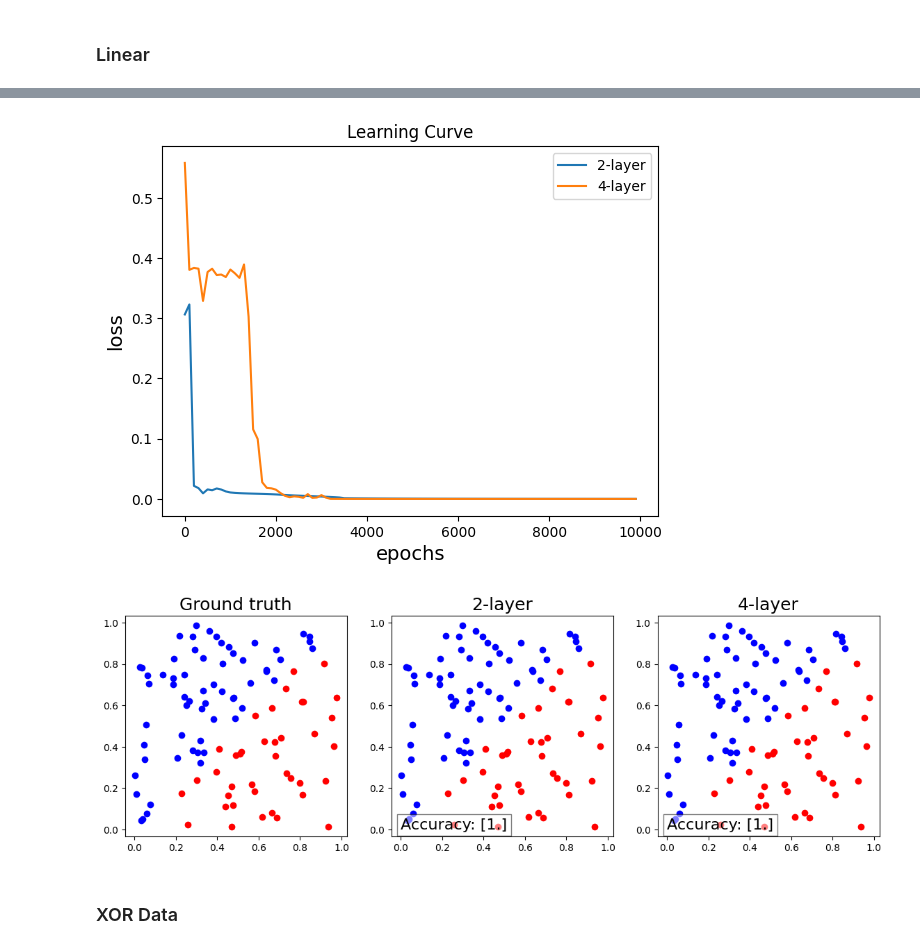
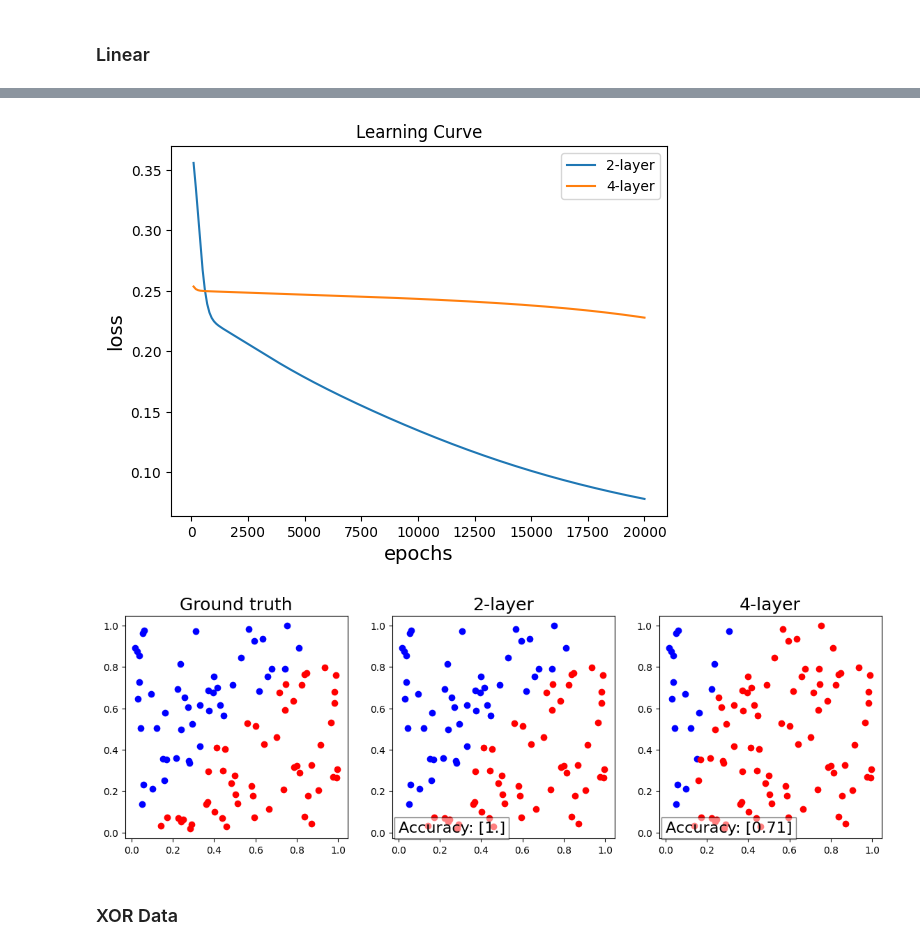
Before and after one commit to kent01287/2024_NYCU_DLP, a Jupyter notebook: Lab1/main.ipynb, the cells around one changed output, grey strips where cells are left out. Saved outputs shown, nothing was run; the diff lists cells and outputs as text; code cells hidden in the pictures.

```diff
--- a/Lab1/main.ipynb
+++ b/Lab1/main.ipynb
@@ -174,7 +174,7 @@ def compare(x,y,mode1,model2,label1,label2):
         y_test = model1.forward(x)
         loss = model1.back_propagation(x, y)
 
-        if(epoch % 5000 == 0):
+        if(epoch % 1000 == 0):
             print(f"epoch: {epoch} loss: {loss}")
         #每100更新loss
         if(epoch % 100 == 0):
@@ -217,7 +217,7 @@ def compare(x,y,mode1,model2,label1,label2):
         y_test = model2.forward(x)
         loss = model2.back_propagation(x, y)
 
-        if(epoch % 5000 == 0):
+        if(epoch % 1000 == 0):
             print(f"epoch: {epoch} loss: {loss}")
         #每100更新loss
         if(epoch % 100 == 0):
@@ -986,9 +679,9 @@ class Model1:
 ### Linear
 # %%
 x,y =generate_linear()
-epochs = 10000
-model1  = Model()
-model2 = Model_4layer()
+epochs = 20000
+model1  = Model(learning_rate=1e-4)
+model2 = Model_4layer(learning_rate=1e-4)
 
 compare(x,y,model1,model2,"2-layer","4-layer")
 # %% [output]
@@ -1011,6 +704,6 @@ accuracy:  100.0 %
 ---------------LR curve---------------
-[figure, old version]
+[figure, new version]
-[figure, old version]
+[figure, new version]
 # %% [markdown]
 ### XOR Data
 # %%
```
Also changed, not shown: parts of 23 cells of this notebook.
